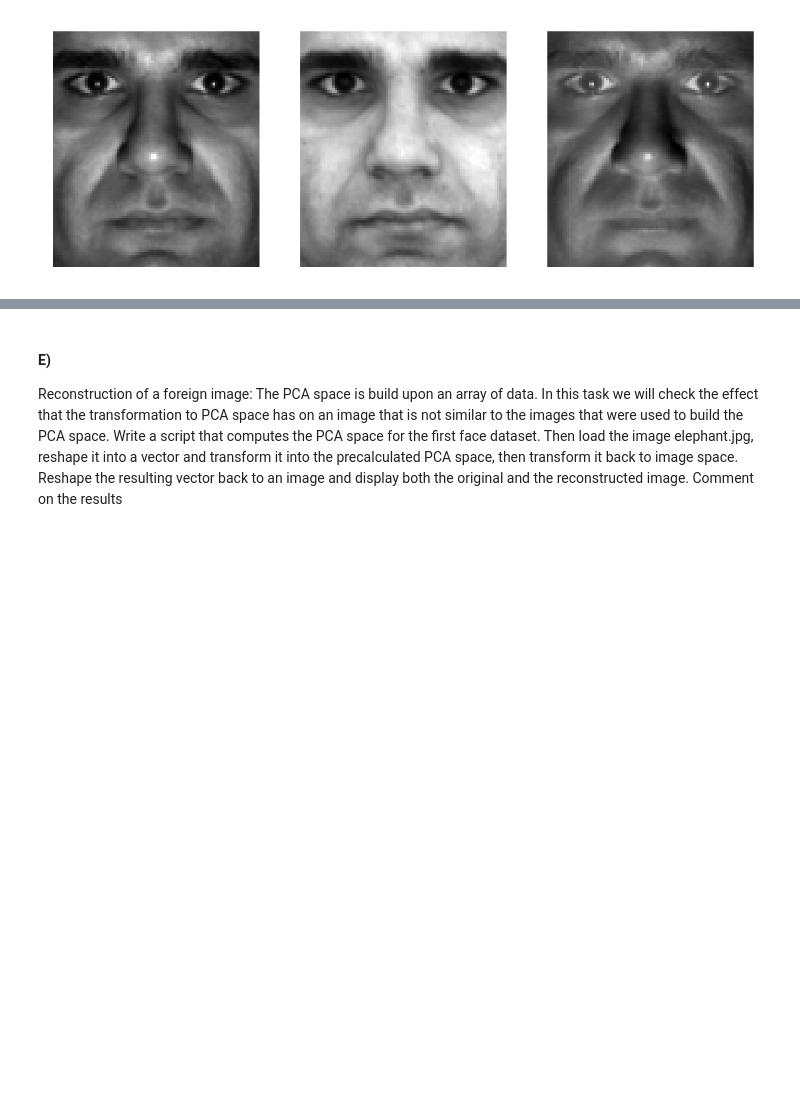
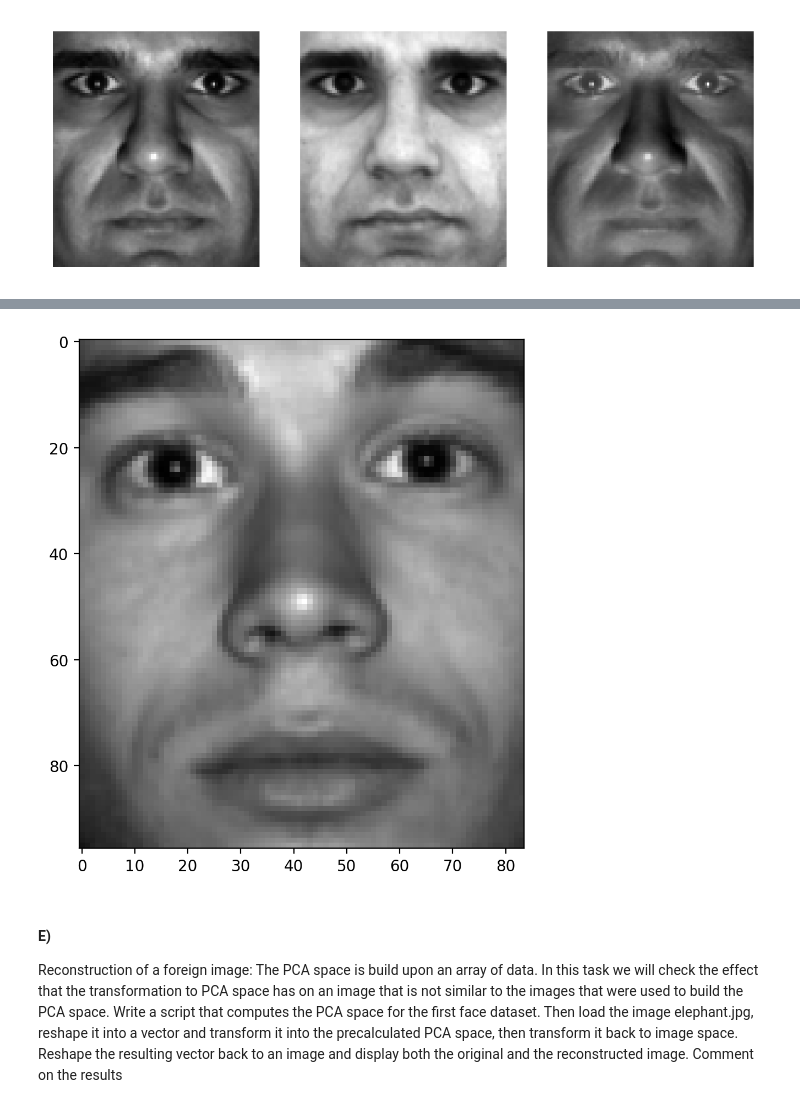
Before and after one commit to BlazBone/uz-vaje, a Jupyter notebook: assignment6/assignemnt6.ipynb, the cells around one changed output, grey strips where cells are left out. Drawn from its saved outputs; the diff is of its cells as text; code cells hidden in the pictures; blank space fills up the shorter version.

```diff
--- a/assignment6/assignemnt6.ipynb
+++ b/assignment6/assignemnt6.ipynb
@@ -398,3 +413,29 @@ for value in values:
+# %%
+data = prepare_data("./data/faces/2/")
+
+fig = plt.figure()
+view = fig.add_subplot(111)
+plt.ion()
+fig.show()
+
+for i in range(40):
+  U, S, V_t, mean = dualPCA(data.T, 1)
+
+# project the first image to the subspace space.
+# The first eigenvector is the most important one
+  y_i = U.T @ (data[:,0] - mean)
+  # Then, select one of the more important eigenvectors and manually set its corresponding weight in the projected vector to some value of your choice.
+  y_i[0:i] = 0
+  # reconstruct the first image
+  # Project the modified vector back to image space and observe the change.
+  recon = U @ y_i + mean
+  recon = np.reshape(recon, image_size)
+  view.clear()
+  view.imshow(recon, cmap='gray')
+  plt.pause(0.1)
+  fig.canvas.draw()
+# %% [output]
+[figure, added]
 # %% [markdown]
 #### E)
 Reconstruction of a foreign image: The PCA space is build upon
```
Also changed, not shown: parts of 2 cells of this notebook, 1 other file.
